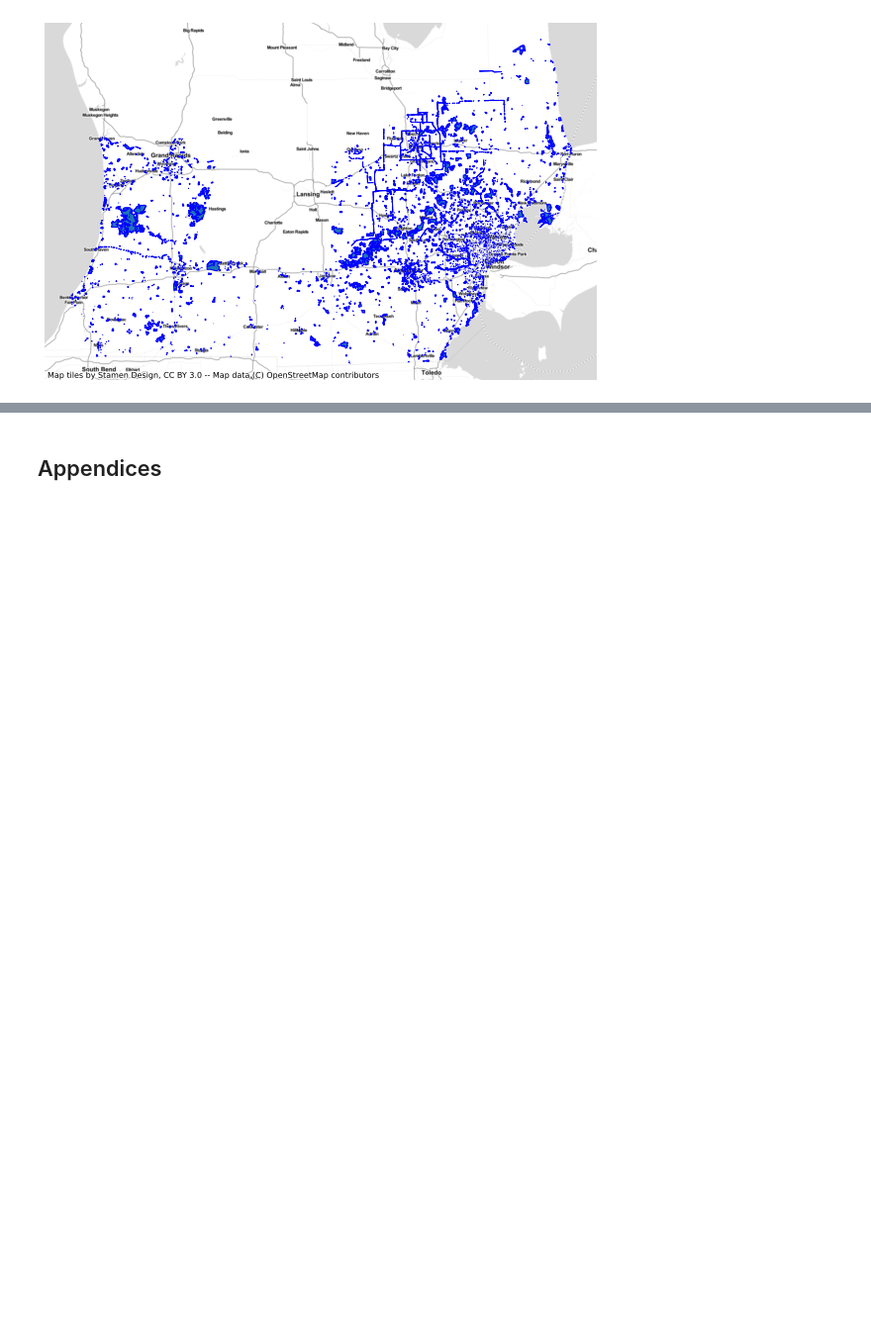
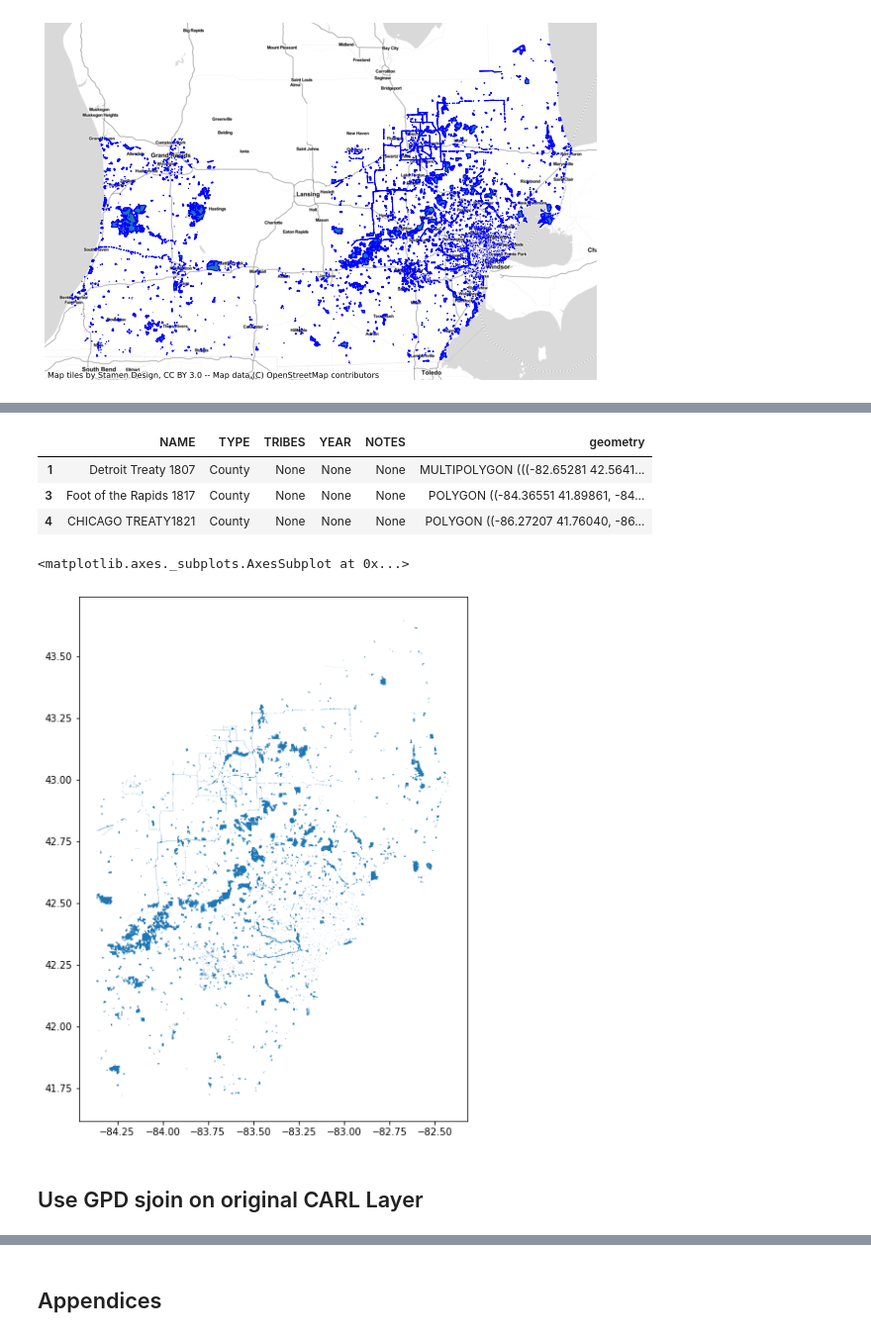
Before and after one commit to Location-Artistry/ColabNotebooks, a Jupyter notebook: Public_Lands_in_NHBP_Ceded_Territories.ipynb, the cells around one changed output, grey strips where cells are left out. Shown at 99% size. Drawn from its saved outputs; the diff is of its cells as text; code cells hidden in the pictures; blank space fills up the shorter version.

```diff
--- a/Public_Lands_in_NHBP_Ceded_Territories.ipynb
+++ b/Public_Lands_in_NHBP_Ceded_Territories.ipynb
@@ -251,3 +296,6 @@ ctx.add_basemap(ax, source=ctx.providers.Esri.WorldImagery)
 # Export Clipped Public Lands as Excel, remove unneccesary geometry column
 gdfExport = gdf.drop(['geometry'], axis='columns')
 exportDataFrame(gdfExport, 'NHBP-PUBLIC-CEDED.xlsx')
+# %%
+# Testing a spatial join
+joinLands = gpd.sjoin(gdf, gdf2, op='within')
@@ -253,0 +322,20 @@ exportDataFrame(gdfExport, 'NHBP-PUBLIC-CEDED.xlsx')
+# %%
+gdf2.head()
+# %% [output]
+|  | NAME | TYPE | TRIBES | YEAR | NOTES | geometry |
+| 1 | Detroit Treaty 1807 | County | None | None | None | MULTIPOLYGON (((-82.65281 42.5641... |
+| 3 | Foot of the Rapids 1817 | County | None | None | None | POLYGON ((-84.36551 41.89861, -84... |
+| 4 | CHICAGO TREATY1821 | County | None | None | None | POLYGON ((-86.27207 41.76040, -86... |
+# %%
+# Yeah this works like a charm!  Can plot and analyze each treaty area separately
+chicago1821 = joinLands[joinLands['NAME'] == 'CHICAGO TREATY1821']
+rapids1817 = joinLands[joinLands['NAME'] == 'Foot of the Rapids 1817']
+detroit1807 = joinLands[joinLands['NAME'] == 'Detroit Treaty 1807']
+# %%
+# Spatial join successful for each separate Treaty polygon
+detroit1807.plot(figsize=(10,10))
+# %% [output]
+<matplotlib.axes._subplots.AxesSubplot at 0x...>
+[figure, added]
+# %% [markdown]
+## Use GPD sjoin on original CARL Layer
```
Also changed, not shown: parts of 25 cells of this notebook.
